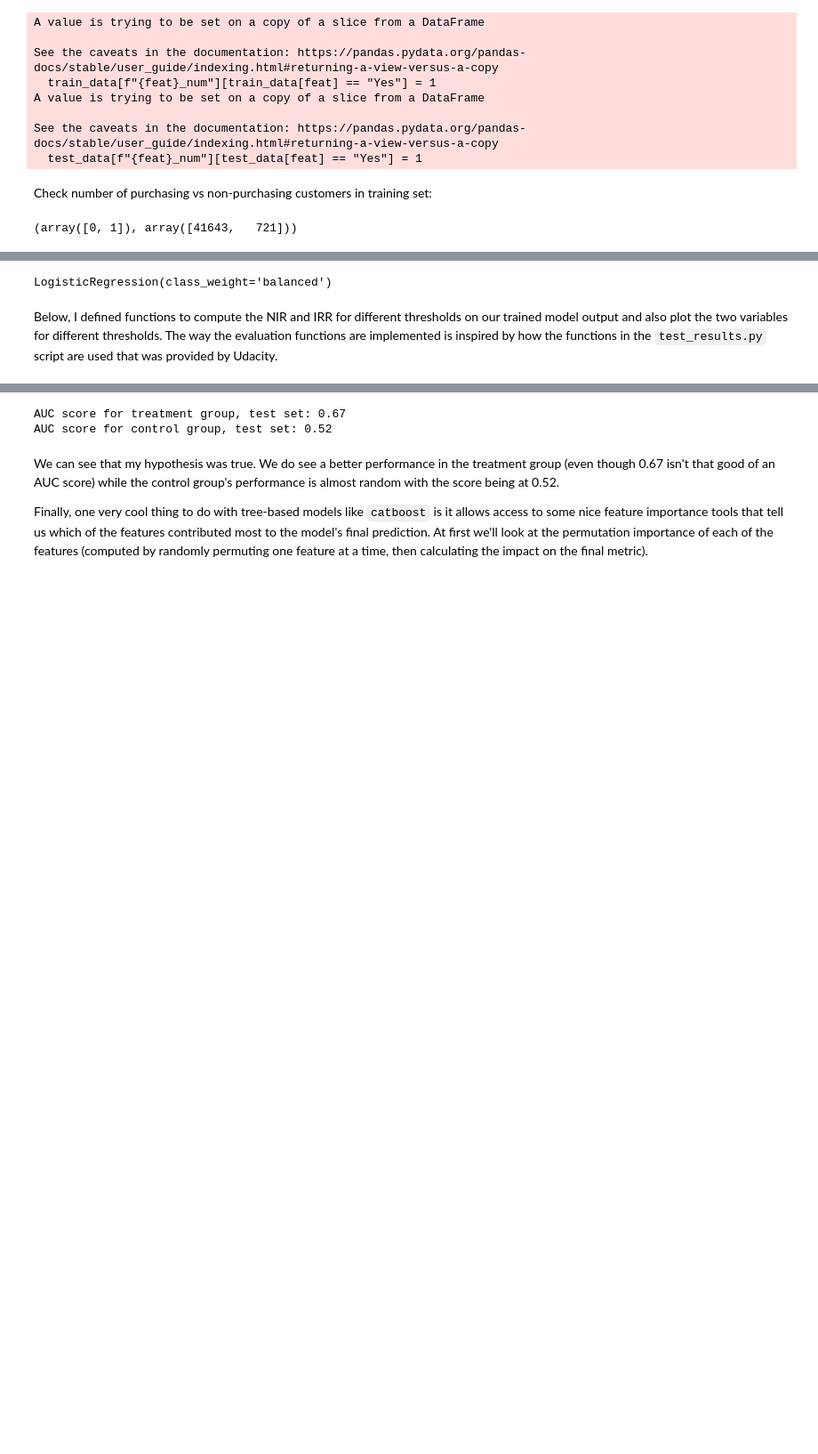
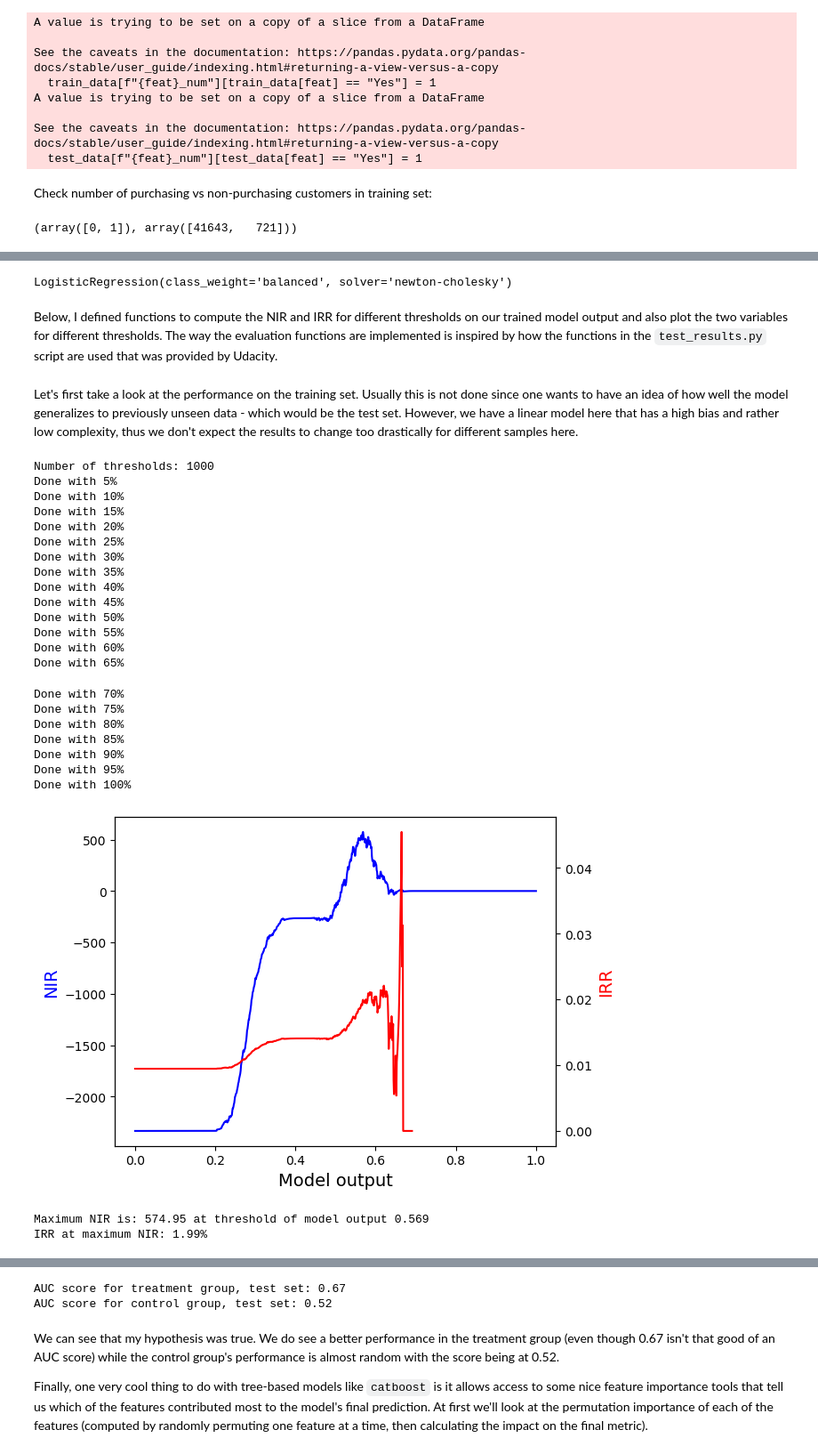
Before and after one commit to loeschet/starbucks_exercise, a Jupyter notebook: Starbucks.ipynb, the cells around one changed output, grey strips where cells are left out. Shown at 89% size. Saved outputs shown, nothing was run; the diff lists cells and outputs as text; code cells hidden in the pictures; blank space fills up the shorter version.

Commit message:
First final version with all the analysis parts in good shape

```diff
--- a/Starbucks.ipynb
+++ b/Starbucks.ipynb
@@ -442,11 +447,11 @@ We see there is a large imbalance of non-purchasing vs. purchasing customers eve
 # %%
 # build simple model, use class weights to account for large imbalance of
 # non-purchasing vs purchasing customers
-model = LogisticRegression(class_weight='balanced')
+model = LogisticRegression(class_weight='balanced', solver="newton-cholesky")
 # %%
 model.fit(x_train_treat, y_train_treat)
 # %% [output]
-LogisticRegression(class_weight='balanced')
+LogisticRegression(class_weight='balanced', solver='newton-cholesky')
 # %% [markdown]
 Below, I defined functions to compute the NIR and IRR for different thresholds on our trained model output and also plot the two variables for different thresholds. The way the evaluation functions are implemented is inspired by how the functions in the `test_results.py` script are used that was provided by Udacity.
 # %%
@@ -507,0 +516,29 @@ def run_evaluation(model, X, set="train"):
+# %% [markdown]
+Let's first take a look at the performance on the training set. Usually this is not done since one wants to have an idea of how well the model generalizes to previously unseen data - which would be the test set. However, we have a linear model here that has a high bias and rather low complexity, thus we don't expect the results to change too drastically for different samples here.
+# %%
+run_evaluation(model, x_train, set="train")
+# %% [output]
+Number of thresholds: 1000
+Done with 5%
+Done with 10%
+Done with 15%
+Done with 20%
+Done with 25%
+Done with 30%
+Done with 35%
+Done with 40%
+Done with 45%
+Done with 50%
+Done with 55%
+Done with 60%
+Done with 65%
+Done with 70%
+Done with 75%
+Done with 80%
+Done with 85%
+Done with 90%
+Done with 95%
+Done with 100%
+[figure, added]
+Maximum NIR is: 574.95 at threshold of model output 0.569
+IRR at maximum NIR: 1.99%
```
Also changed, not shown: parts of 23 cells of this notebook.
